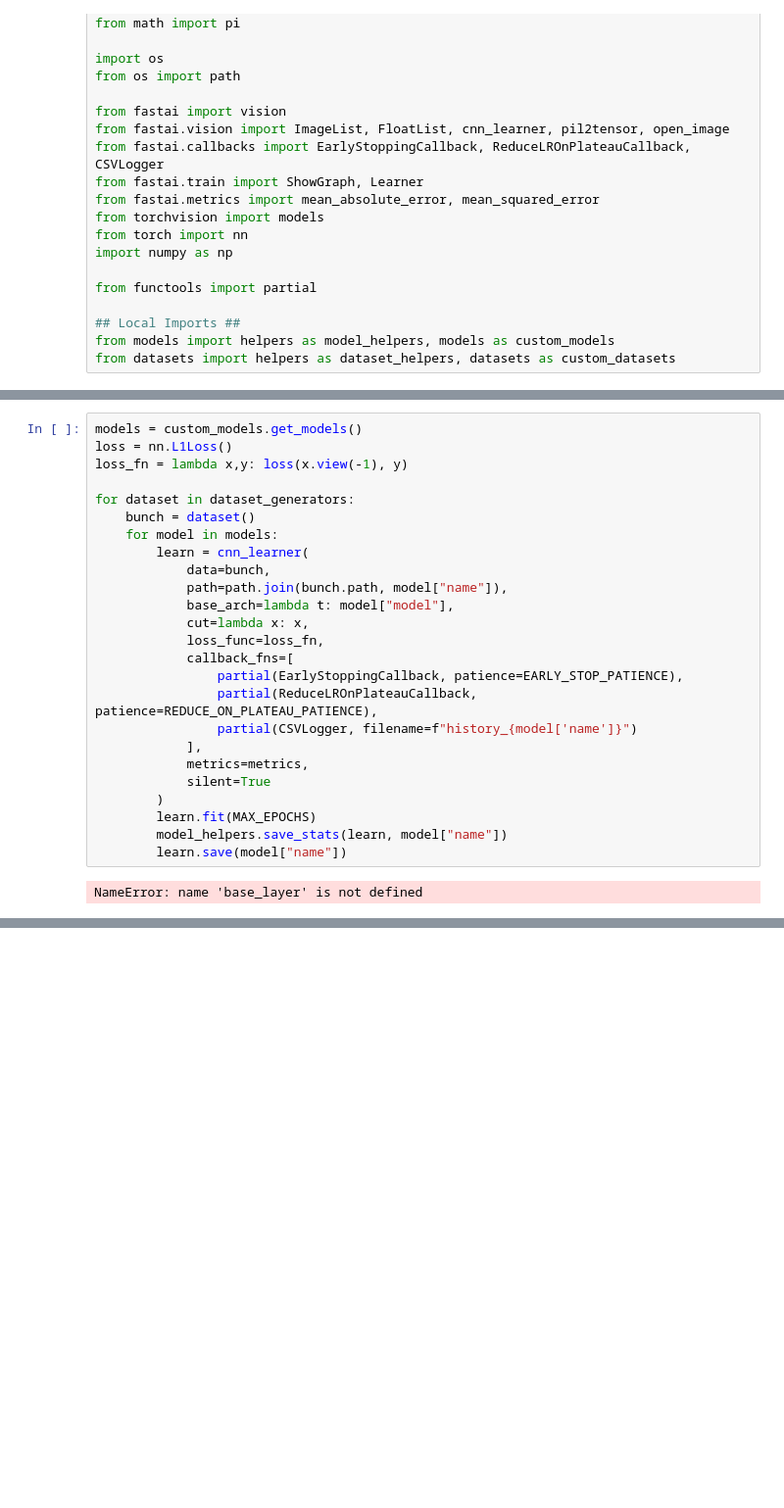
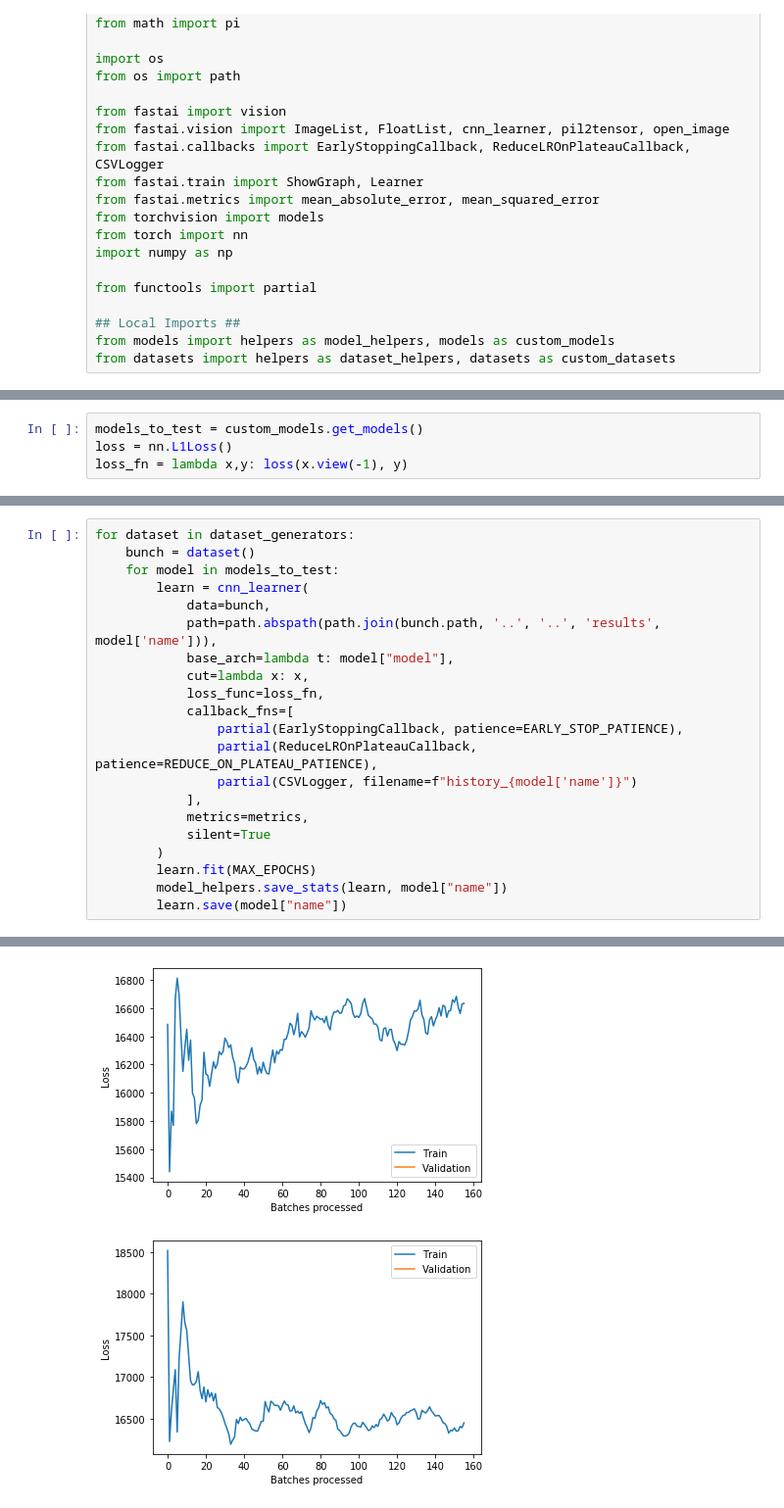
Before and after one commit to ViktorCosenza/areacnn, a Jupyter notebook: train.ipynb, the cells around one changed output, grey strips where cells are left out. Shown at 98% size. Saved outputs shown, nothing was run; the diff lists cells and outputs as text; blank space fills up the shorter version.

```diff
--- a/train.ipynb
+++ b/train.ipynb
@@ -83,5 +83,9 @@ EARLY_STOP_PATIENCE = 5
 REDUCE_ON_PLATEAU_PATIENCE = 2
 MAX_EPOCHS = 1
+# %%
+models_to_test = custom_models.get_models()
+loss = nn.L1Loss()
+loss_fn = lambda x,y: loss(x.view(-1), y)
 # %%
 class Flatten(nn.Module):
     def forward(self, x):
@@ -114,14 +120,10 @@ for dataset in dataset_generators:
 # %%
-models = custom_models.get_models()
-loss = nn.L1Loss()
-loss_fn = lambda x,y: loss(x.view(-1), y)
-
 for dataset in dataset_generators:
     bunch = dataset()
-    for model in models:
+    for model in models_to_test:
         learn = cnn_learner(
             data=bunch,
-            path=path.join(bunch.path, model["name"]),
+            path=path.abspath(path.join(bunch.path, '..', '..', 'results', model['name'])),
             base_arch=lambda t: model["model"],
             cut=lambda x: x,
             loss_func=loss_fn,
@@ -137,4 +139,3 @@ for dataset in dataset_generators:
         model_helpers.save_stats(learn, model["name"])
         learn.save(model["name"])
 # %% [output]
-NameError: name 'base_layer' is not defined
@@ -140,0 +148,2 @@ NameError: name 'base_layer' is not defined
+[figure, added]
+[figure, added]
```
Also changed, not shown: parts of 7 cells of this notebook, 13 other files.
